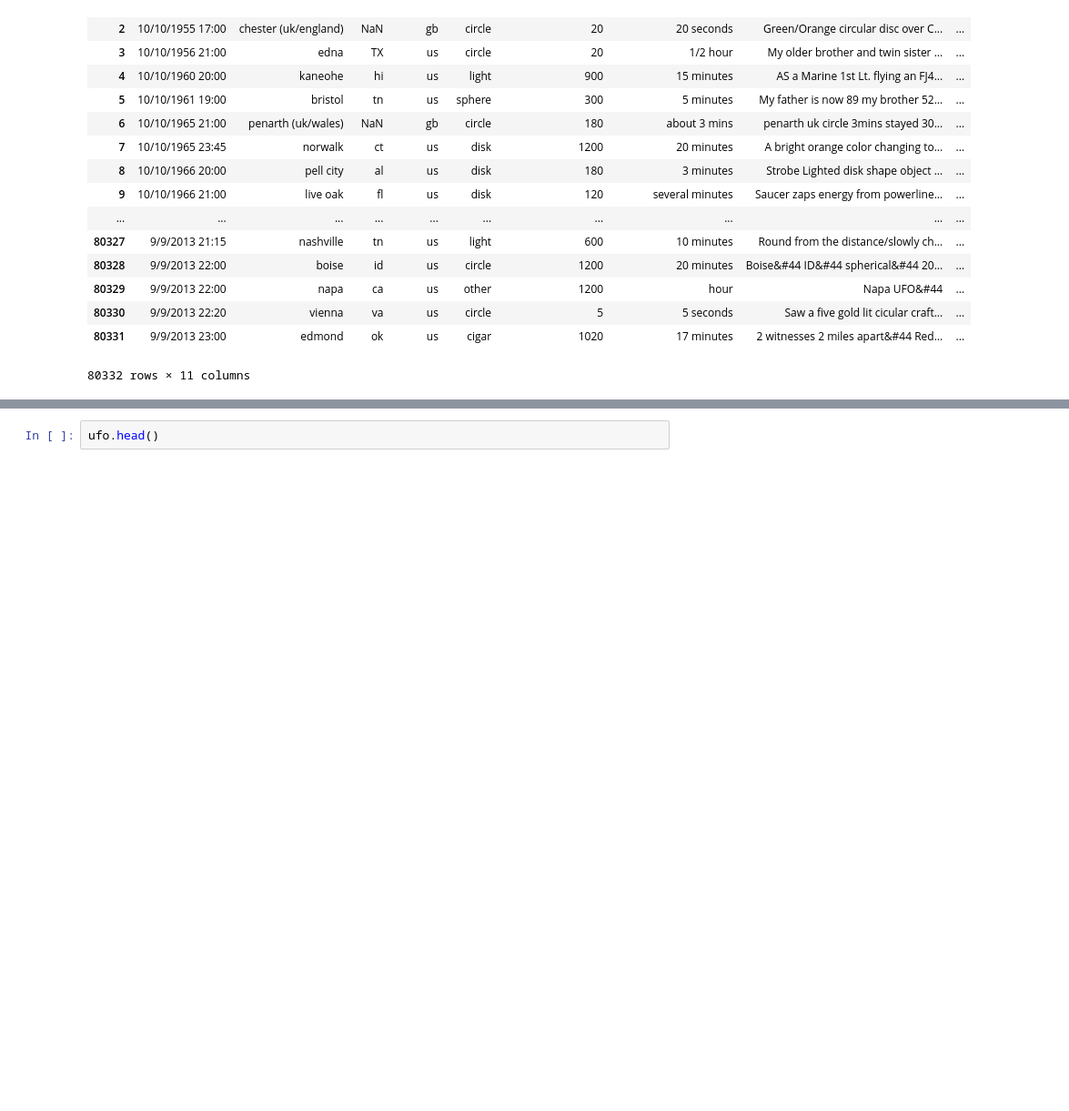
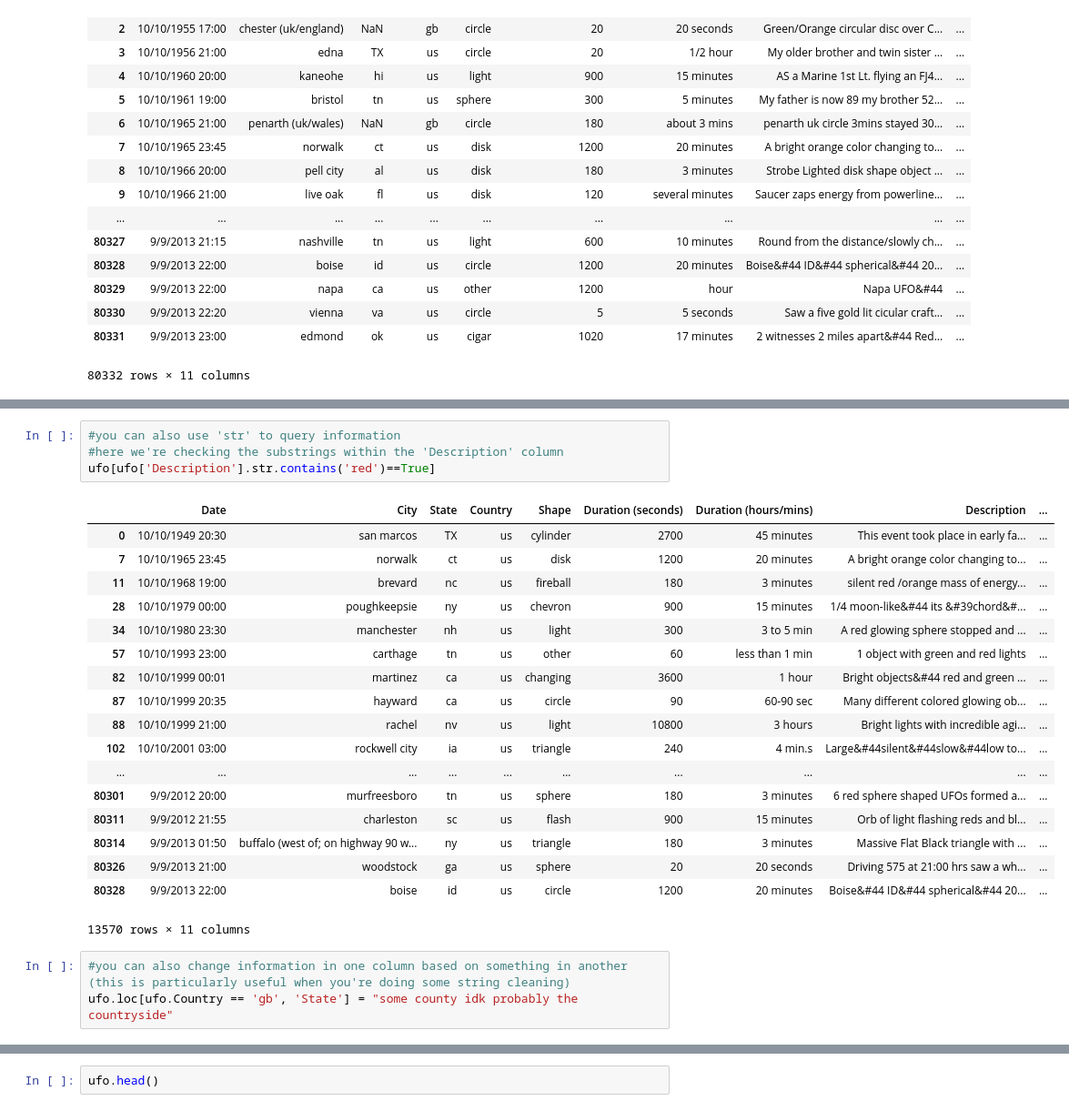
Before and after one commit to ritikabhasker/Intro-to-EDA, a Jupyter notebook: More pandas.ipynb, the cells around one changed output, grey strips where cells are left out. Shown: that part at 91% size. Cells and saved outputs as stored; diff of their text form; blank space fills up the shorter version.

```diff
--- a/More pandas.ipynb
+++ b/More pandas.ipynb
@@ -211,0 +186,26 @@ ufo.dtypes
+# %%
+#you can also use 'str' to query information
+#here we're checking the substrings within the 'Description' column
+ufo[ufo['Description'].str.contains('red')==True]
+# %% [output]
+|  | Date | City | State | Country | Shape | Duration (seconds) | Duration (hours/mins) | Description | ... |
+| 0 | 10/10/1949 20:30 | san marcos | TX | us | cylinder | 2700 | 45 minutes | This event took place in early fa... | ... |
+| 7 | 10/10/1965 23:45 | norwalk | ct | us | disk | 1200 | 20 minutes | A bright orange color changing to... | ... |
+| 11 | 10/10/1968 19:00 | brevard | nc | us | fireball | 180 | 3 minutes | silent red /orange mass of energy... | ... |
+| 28 | 10/10/1979 00:00 | poughkeepsie | ny | us | chevron | 900 | 15 minutes | 1/4 moon-like&#44 its &#39chord&#... | ... |
+| 34 | 10/10/1980 23:30 | manchester | nh | us | light | 300 | 3 to 5 min | A red glowing sphere stopped and ... | ... |
+| 57 | 10/10/1993 23:00 | carthage | tn | us | other | 60 | less than 1 min | 1 object with green and red lights | ... |
+| 82 | 10/10/1999 00:01 | martinez | ca | us | changing | 3600 | 1 hour | Bright objects&#44 red and green ... | ... |
+| 87 | 10/10/1999 20:35 | hayward | ca | us | circle | 90 | 60-90 sec | Many different colored glowing ob... | ... |
+| 88 | 10/10/1999 21:00 | rachel | nv | us | light | 10800 | 3 hours | Bright lights with incredible agi... | ... |
+| 102 | 10/10/2001 03:00 | rockwell city | ia | us | triangle | 240 | 4 min.s | Large&#44silent&#44slow&#44low to... | ... |
+| ... | ... | ... | ... | ... | ... | ... | ... | ... | ... |
+| 80301 | 9/9/2012 20:00 | murfreesboro | tn | us | sphere | 180 | 3 minutes | 6 red sphere shaped UFOs formed a... | ... |
+| 80311 | 9/9/2012 21:55 | charleston | sc | us | flash | 900 | 15 minutes | Orb of light flashing reds and bl... | ... |
+| 80314 | 9/9/2013 01:50 | buffalo (west of; on highway 90 w... | ny | us | triangle | 180 | 3 minutes | Massive Flat Black triangle with ... | ... |
+| 80326 | 9/9/2013 21:00 | woodstock | ga | us | sphere | 20 | 20 seconds | Driving 575 at 21:00 hrs saw a wh... | ... |
+| 80328 | 9/9/2013 22:00 | boise | id | us | circle | 1200 | 20 minutes | Boise&#44 ID&#44 spherical&#44 20... | ... |
+13570 rows × 11 columns
+# %%
+#you can also change information in one column based on something in another (this is particularly useful when you're doing some string cleaning)
+ufo.loc[ufo.Country == 'gb', 'State'] = "some county idk probably the countryside"
```
Also changed, not shown: parts of 43 cells of this notebook.
